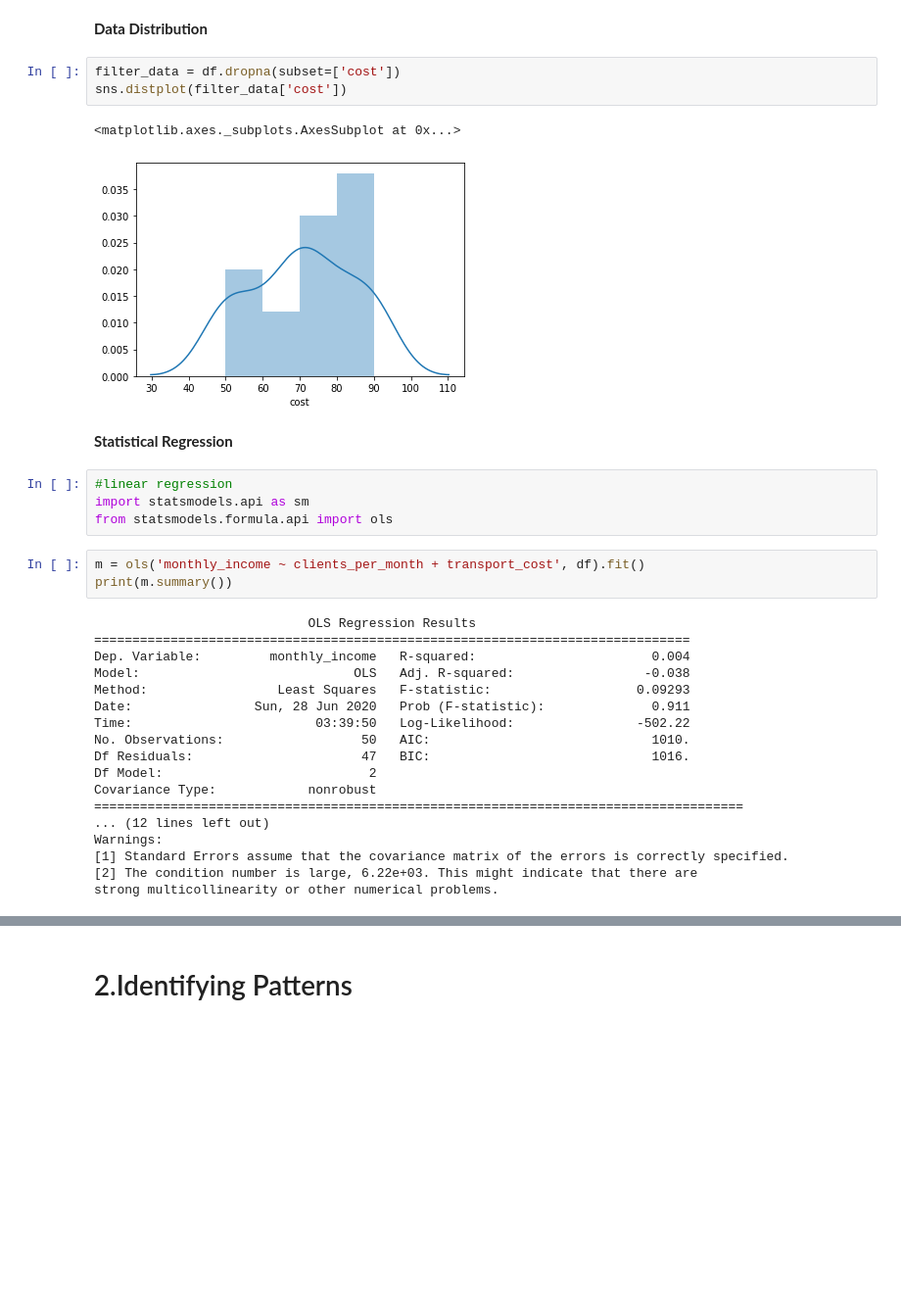
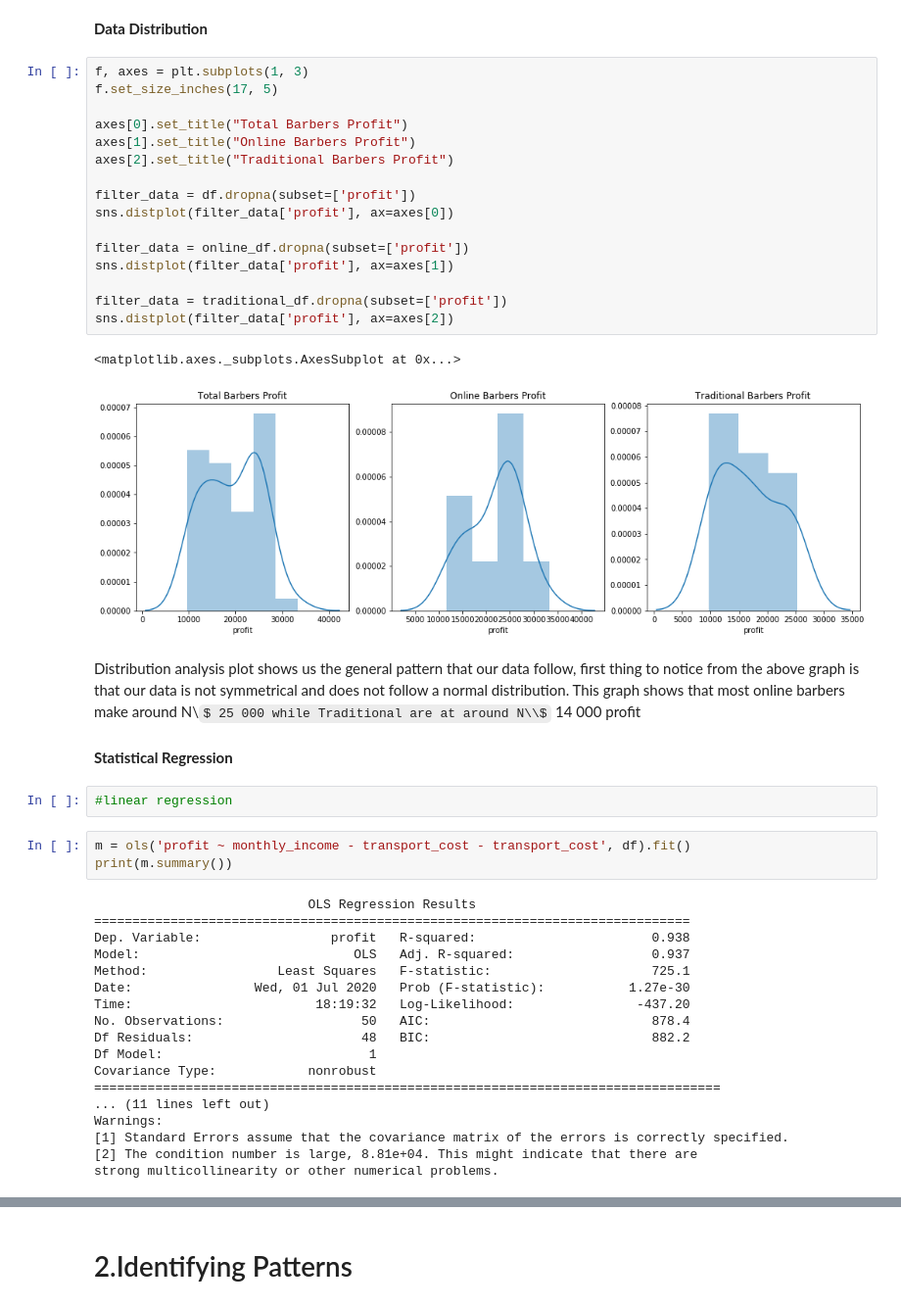
Before and after one commit to Pelema/dwm, a Jupyter notebook: asg2.ipynb, the cells around one changed output, grey strips where cells are left out. Shown: that part at 98% size. Saved outputs shown, nothing was run; the diff lists cells and outputs as text; some formulas as TeX source; blank space fills up the shorter version.

```diff
--- a/asg2.ipynb
+++ b/asg2.ipynb
@@ -122,36 +172,50 @@ df.describe()
 # %% [markdown]
 **Data Distribution**
-# %%
-filter_data = df.dropna(subset=['cost'])
-sns.distplot(filter_data['cost'])
-# %% [output]
-<matplotlib.axes._subplots.AxesSubplot at 0x...>
-[figure, removed]
+# %%
+f, axes = plt.subplots(1, 3)
+f.set_size_inches(17, 5)
+
+axes[0].set_title("Total Barbers Profit")
+axes[1].set_title("Online Barbers Profit")
+axes[2].set_title("Traditional Barbers Profit")
+
+filter_data = df.dropna(subset=['profit'])
+sns.distplot(filter_data['profit'], ax=axes[0])
+
+filter_data = online_df.dropna(subset=['profit'])
+sns.distplot(filter_data['profit'], ax=axes[1])
+
+filter_data = traditional_df.dropna(subset=['profit'])
+sns.distplot(filter_data['profit'], ax=axes[2])
+# %% [output]
+<matplotlib.axes._subplots.AxesSubplot at 0x...>
+[figure, added]
+# %% [markdown]
+Distribution analysis plot shows us the general pattern that our data follow, first thing to notice from the above graph is that our data is not symmetrical and does not follow a normal distribution.
+This graph shows that most online barbers make around N\\$ 25 000 while Traditional are at around N\\$ 14 000 profit
 # %% [markdown]
 **Statistical Regression**
-# %%
-#linear regression
-import statsmodels.api as sm
-from statsmodels.formula.api import ols
+# %%
+#linear regression
 # %%
-m = ols('monthly_income ~ clients_per_month + transport_cost', df).fit()
+m = ols('profit ~ monthly_income - transport_cost - transport_cost', df).fit()
 print(m.summary())
 # %% [output]
                             OLS Regression Results
 ==============================================================================
-Dep. Variable:         monthly_income   R-squared:                       0.004
-Model:                            OLS   Adj. R-squared:                 -0.038
-Method:                 Least Squares   F-statistic:                   0.09293
-Date:                Sun, 28 Jun 2020   Prob (F-statistic):              0.911
-Time:                        03:39:50   Log-Likelihood:                -502.22
-No. Observations:                  50   AIC:                             1010.
-Df Residuals:                      47   BIC:                             1016.
-Df Model:                           2
+Dep. Variable:                 profit   R-squared:                       0.938
+Model:                            OLS   Adj. R-squared:                  0.937
+Method:                 Least Squares   F-statistic:                     725.1
+Date:                Wed, 01 Jul 2020   Prob (F-statistic):           1.27e-30
+Time:                        18:19:32   Log-Likelihood:                -437.20
+No. Observations:                  50   AIC:                             878.4
+Df Residuals:                      48   BIC:                             882.2
+Df Model:                           1
 Covariance Type:            nonrobust
-=====================================================================================
-... (12 lines left out)
+==================================================================================
+... (11 lines left out)
 Warnings:
 [1] Standard Errors assume that the covariance matrix of the errors is correctly specified.
-[2] The condition number is large, 6.22e+03. This might indicate that there are
+[2] The condition number is large, 8.81e+04. This might indicate that there are
 strong multicollinearity or other numerical problems.
 # %%
```
Also changed, not shown: parts of 32 cells of this notebook, 1 other file.
